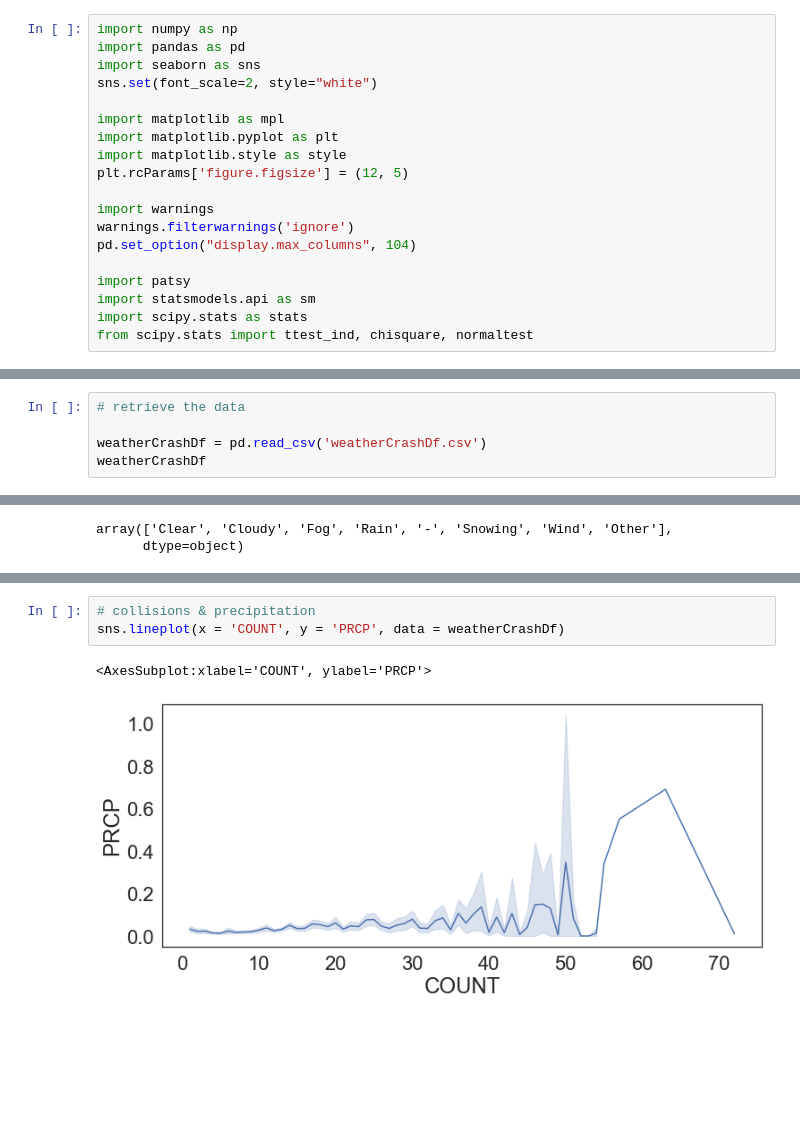
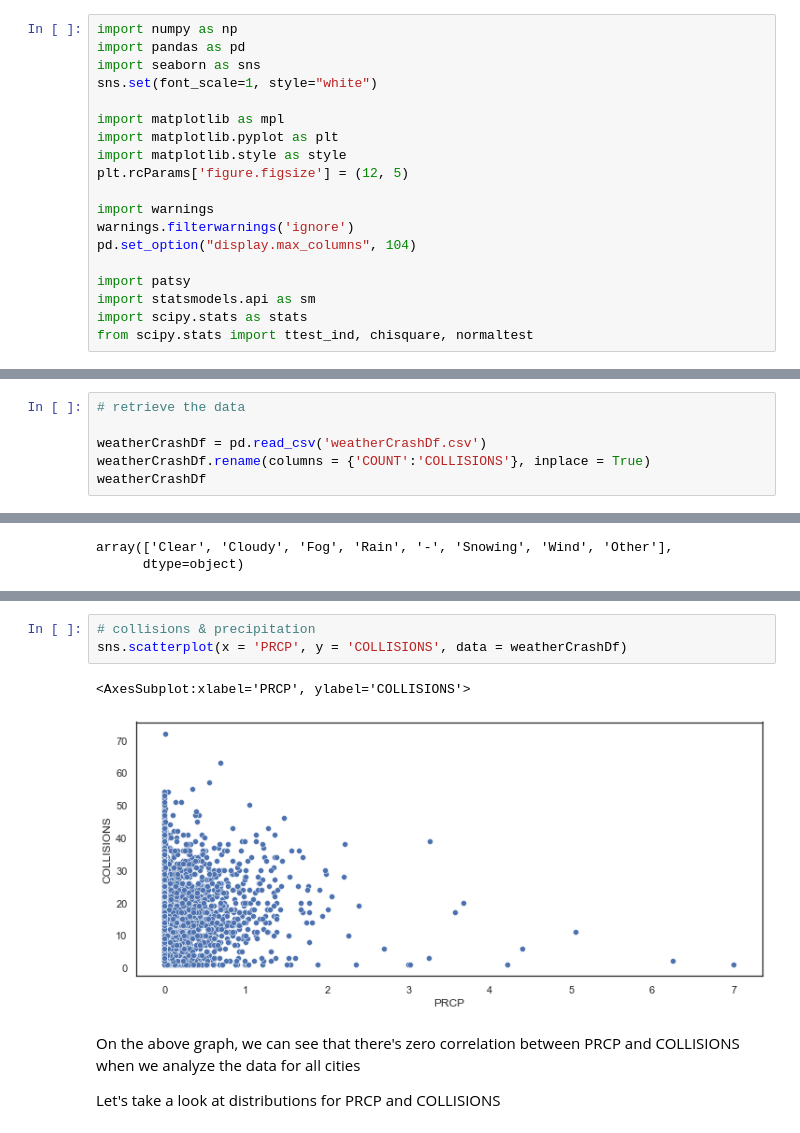
Before and after one commit to DeusSeos/Group007-Wi22-Resume, a Jupyter notebook: EDACheckpointGroup007-Wi22.ipynb, the cells around one changed output, grey strips where cells are left out. Drawn from its saved outputs; the diff is of its cells as text; blank space fills up the shorter version.

```diff
--- a/EDACheckpointGroup007-Wi22.ipynb
+++ b/EDACheckpointGroup007-Wi22.ipynb
@@ -20,7 +20,7 @@
 import numpy as np
 import pandas as pd
 import seaborn as sns
-sns.set(font_scale=2, style="white")
+sns.set(font_scale=1, style="white")
 
 import matplotlib as mpl
 import matplotlib.pyplot as plt
@@ -254,5 +254,6 @@ weatherCrashDf
 # retrieve the data
 
 weatherCrashDf = pd.read_csv('weatherCrashDf.csv')
+weatherCrashDf.rename(columns = {'COUNT':'COLLISIONS'}, inplace = True)
 weatherCrashDf
 # %% [output]
@@ -303,6 +306,10 @@ array([[<AxesSubplot:xlabel='COUNT', ylabel='COUNT'>,
 # %%
 # collisions & precipitation
-sns.lineplot(x = 'COUNT', y = 'PRCP', data = weatherCrashDf)
+sns.scatterplot(x = 'PRCP', y = 'COLLISIONS', data = weatherCrashDf)
 # %% [output]
-<AxesSubplot:xlabel='COUNT', ylabel='PRCP'>
+<AxesSubplot:xlabel='PRCP', ylabel='COLLISIONS'>
-[figure, old version]
+[figure, new version]
+# %% [markdown]
+On the above graph, we can see that there's zero correlation between PRCP and COLLISIONS when we analyze the data for all cities
+
+Let's take a look at distributions for PRCP and COLLISIONS
```
Also changed, not shown: parts of 25 cells of this notebook.
